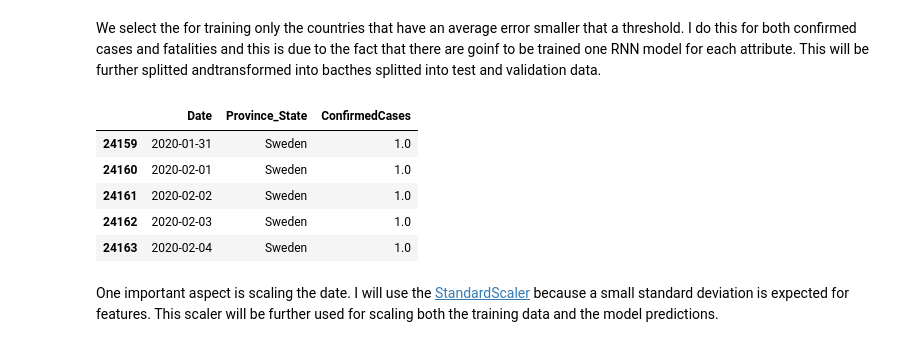
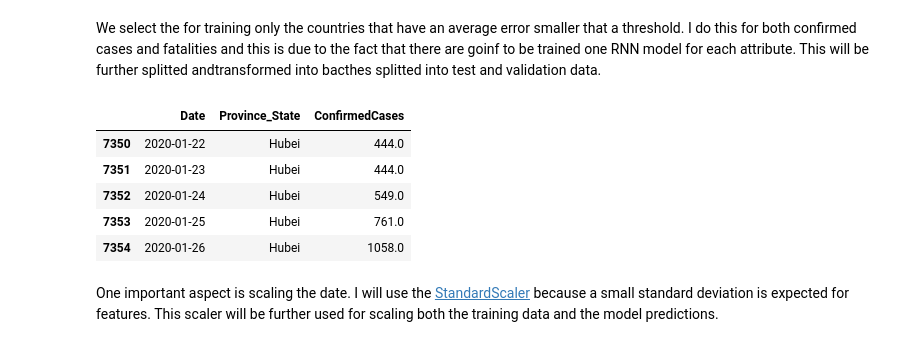
Before and after one commit to rdbch/COVID-19-Forecast, a Jupyter notebook: notebooks/Covid_19_spread_prediction_rnn.ipynb, the cells around one changed output. Saved outputs shown, nothing was run; the diff lists cells and outputs as text; code cells hidden in the pictures.

```diff
--- a/notebooks/Covid_19_spread_prediction_rnn.ipynb
+++ b/notebooks/Covid_19_spread_prediction_rnn.ipynb
@@ -58,7 +58,7 @@ torch.backends.cudnn.deterministic = True
 # %% [markdown]
 ### Globals
 # %%
-COUNTRY      = 'Romania'
+COUNTRY      = 'Italy'
 DEVICE       = 'cpu'
 TRAIN_UP_TO  = pd.to_datetime('2020-04-25')
 # %% [markdown]
@@ -132,22 +124,22 @@ display(errorData.sort_values(by='deathError').head())
 We select the for training only the countries that have an average error smaller that a threshold. I do this for both confirmed cases and fatalities and this is due to the fact that there are goinf to be trained one RNN model for each attribute. This will be further splitted andtransformed into bacthes splitted into test and validation data.
 # %%
 confData = dataUtils.get_target_data(allData, errorData,
-                                     errorThresh = .75,
+                                     errorThresh = .5,
                                      country     = COUNTRY,
                                      target      = 'confirmed')
 deadData = dataUtils.get_target_data(allData, errorData,
-                                     errorThresh = .60,
+                                     errorThresh = .5,
                                      country     = COUNTRY,
                                      target      = 'fatalities')
 
 confData.head()
 # %% [output]
 |  | Date | Province_State | ConfirmedCases |
-| 24159 | 2020-01-31 | Sweden | 1.0 |
-| 24160 | 2020-02-01 | Sweden | 1.0 |
-| 24161 | 2020-02-02 | Sweden | 1.0 |
-| 24162 | 2020-02-03 | Sweden | 1.0 |
-| 24163 | 2020-02-04 | Sweden | 1.0 |
+| 7350 | 2020-01-22 | Hubei | 444.0 |
+| 7351 | 2020-01-23 | Hubei | 444.0 |
+| 7352 | 2020-01-24 | Hubei | 549.0 |
+| 7353 | 2020-01-25 | Hubei | 761.0 |
+| 7354 | 2020-01-26 | Hubei | 1058.0 |
 # %% [markdown]
 One important aspect is scaling the date. I will use the [StandardScaler](https://scikit-learn.org/stable/modules/generated/sklearn.preprocessing.StandardScaler.html) because a small standard deviation is expected for features. This scaler will be further used for scaling both the training data and the model predictions.
 # %%
```
Also changed, not shown: parts of 8 cells of this notebook.
